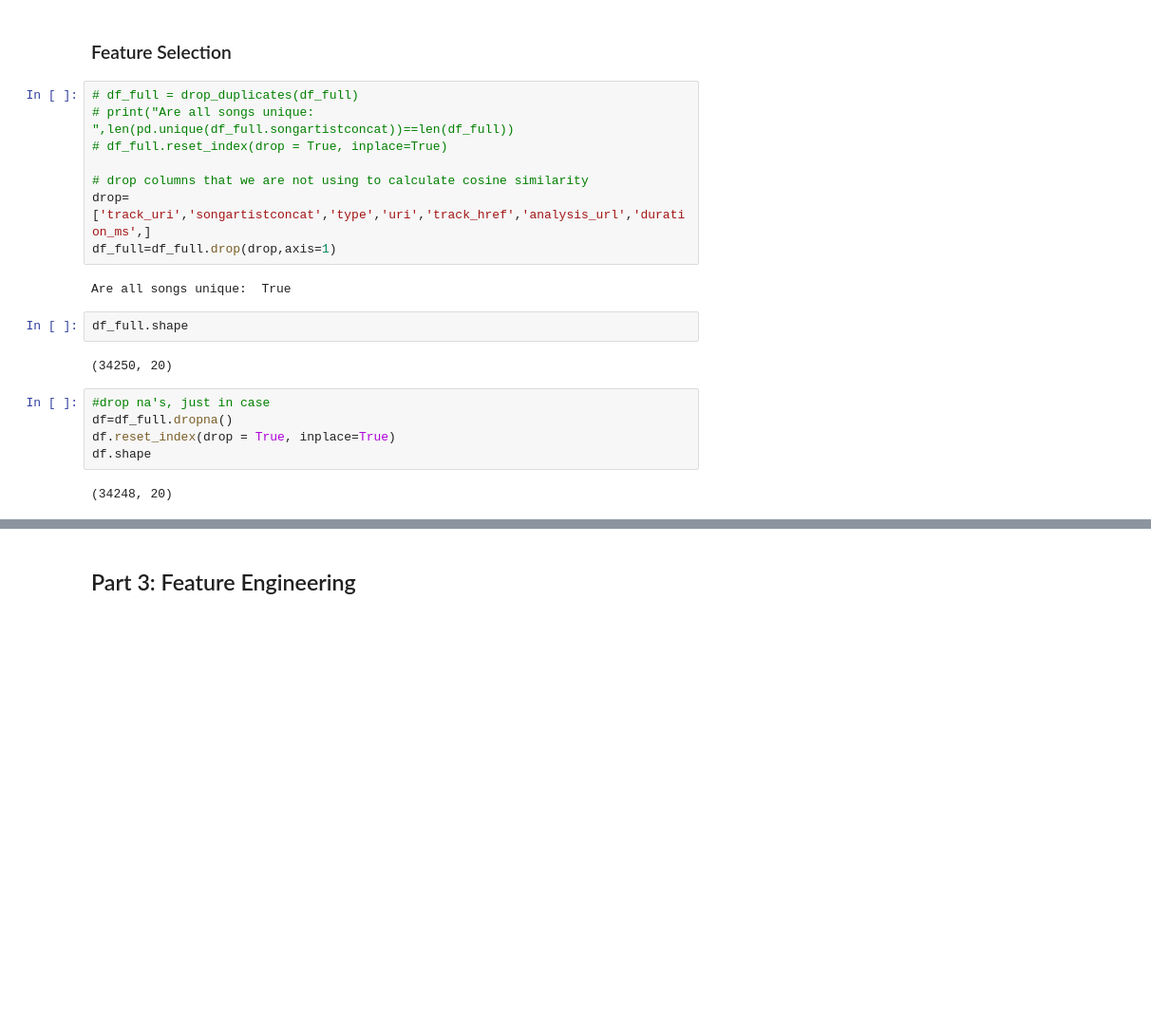
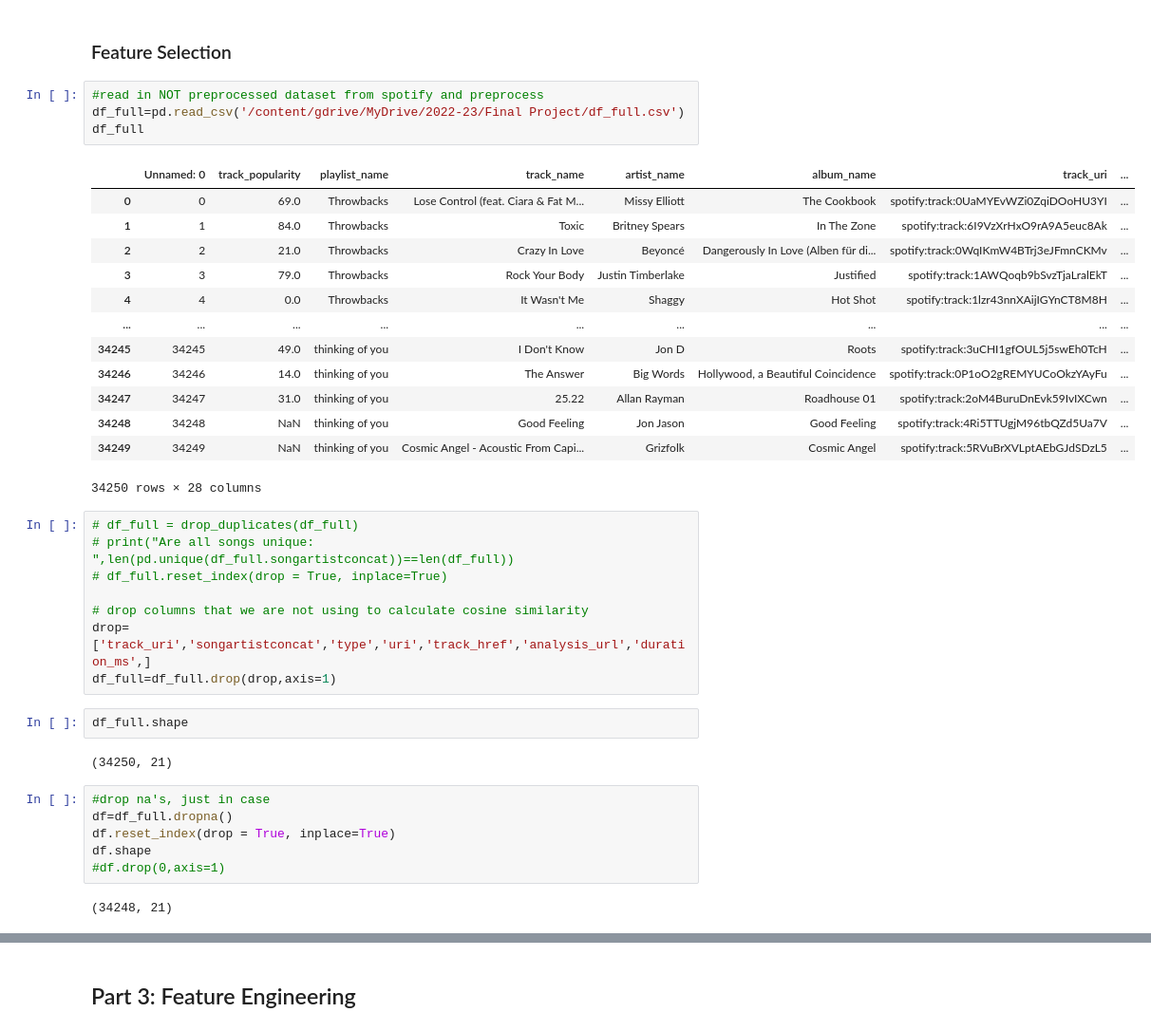
Before and after one commit to kangelaa/music-rec-system, a Jupyter notebook: pipeline1.ipynb, the cells around one changed output, grey strips where cells are left out. Shown: that part at 95% size. Drawn from its saved outputs; the diff is of its cells as text; blank space fills up the shorter version.

```diff
--- a/pipeline1.ipynb
+++ b/pipeline1.ipynb
@@ -201,6 +202,24 @@ df_full.tail()
 5 rows × 27 columns
 # %% [markdown]
 ### Feature Selection
+# %%
+#read in NOT preprocessed dataset from spotify and preprocess
+df_full=pd.read_csv('/content/gdrive/MyDrive/2022-23/Final Project/df_full.csv')
+df_full
+# %% [output]
+|  | Unnamed: 0 | track_popularity | playlist_name | track_name | artist_name | album_name | track_uri | ... |
+| 0 | 0 | 69.0 | Throwbacks | Lose Control (feat. Ciara & Fat M... | Missy Elliott | The Cookbook | spotify:track:0UaMYEvWZi0ZqiDOoHU3YI | ... |
+| 1 | 1 | 84.0 | Throwbacks | Toxic | Britney Spears | In The Zone | spotify:track:6I9VzXrHxO9rA9A5euc8Ak | ... |
+| 2 | 2 | 21.0 | Throwbacks | Crazy In Love | Beyoncé | Dangerously In Love (Alben für di... | spotify:track:0WqIKmW4BTrj3eJFmnCKMv | ... |
+| 3 | 3 | 79.0 | Throwbacks | Rock Your Body | Justin Timberlake | Justified | spotify:track:1AWQoqb9bSvzTjaLralEkT | ... |
+| 4 | 4 | 0.0 | Throwbacks | It Wasn't Me | Shaggy | Hot Shot | spotify:track:1lzr43nnXAijIGYnCT8M8H | ... |
+| ... | ... | ... | ... | ... | ... | ... | ... | ... |
+| 34245 | 34245 | 49.0 | thinking of you | I Don't Know | Jon D | Roots | spotify:track:3uCHI1gfOUL5j5swEh0TcH | ... |
+| 34246 | 34246 | 14.0 | thinking of you | The Answer | Big Words | Hollywood, a Beautiful Coincidence | spotify:track:0P1oO2gREMYUCoOkzYAyFu | ... |
+| 34247 | 34247 | 31.0 | thinking of you | 25.22 | Allan Rayman | Roadhouse 01 | spotify:track:2oM4BuruDnEvk59IvIXCwn | ... |
+| 34248 | 34248 | NaN | thinking of you | Good Feeling | Jon Jason | Good Feeling | spotify:track:4Ri5TTUgjM96tbQZd5Ua7V | ... |
+| 34249 | 34249 | NaN | thinking of you | Cosmic Angel - Acoustic From Capi... | Grizfolk | Cosmic Angel | spotify:track:5RVuBrXVLptAEbGJdSDzL5 | ... |
+34250 rows × 28 columns
 # %%
 # df_full = drop_duplicates(df_full)
 # print("Are all songs unique: ",len(pd.unique(df_full.songartistconcat))==len(df_full))
@@ -209,16 +228,15 @@ df_full.tail()
 # drop columns that we are not using to calculate cosine similarity
 drop=['track_uri','songartistconcat','type','uri','track_href','analysis_url','duration_ms',]
 df_full=df_full.drop(drop,axis=1)
-# %% [output]
-Are all songs unique:  True
 # %%
 df_full.shape
 # %% [output]
-(34250, 20)
+(34250, 21)
 # %%
 #drop na's, just in case
 df=df_full.dropna()
 df.reset_index(drop = True, inplace=True)
 df.shape
+#df.drop(0,axis=1)
 # %% [output]
-(34248, 20)
+(34248, 21)
```
Also changed, not shown: parts of 33 cells of this notebook.
